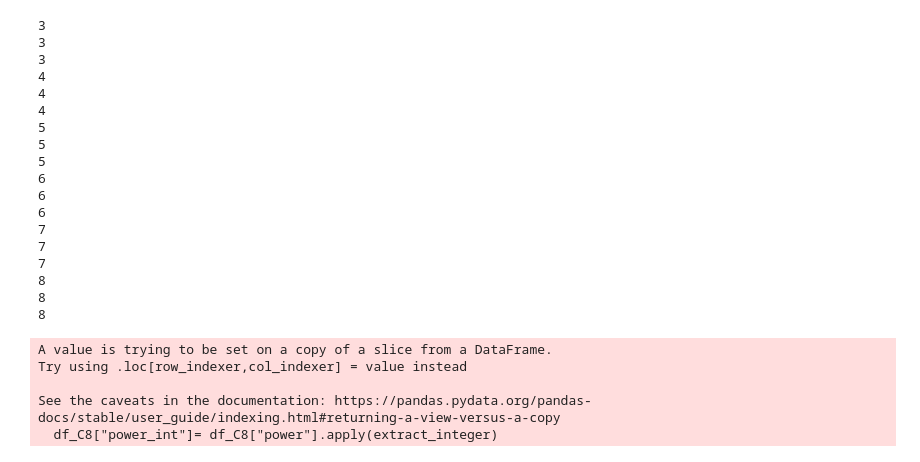
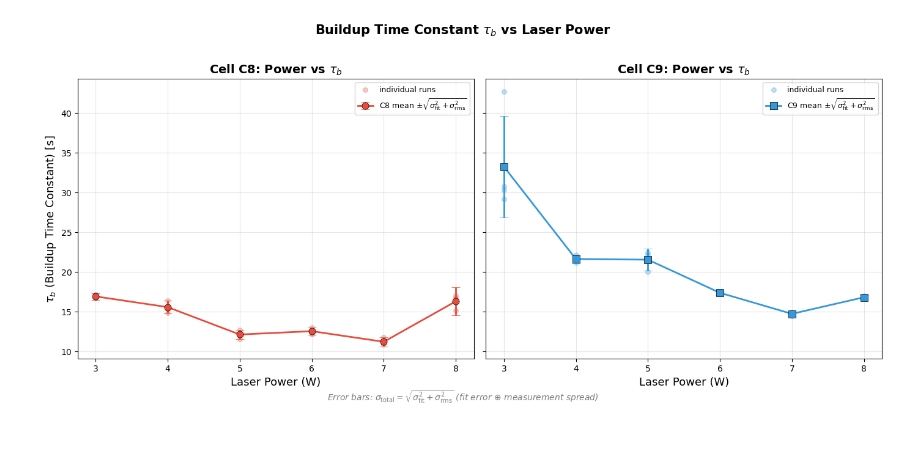
Before and after one commit to abhich2507/MEOP, a Jupyter notebook: analysis_plots.ipynb, the cells around one changed output. Cells and saved outputs as stored; diff of their text form; code cells hidden in the pictures.

```diff
--- a/analysis_plots.ipynb
+++ b/analysis_plots.ipynb
@@ -33,28 +117,47 @@ def extract_integer(s):
 # %%
-df_C8 = df[df["cell"]=="C8"]
-df_C8["power_int"]= df_C8["power"].apply(extract_integer)
+# ============================================================================
+# Plot 2: Power vs tau_b (Buildup Time Constant) — C8 and C9 separate
+# ============================================================================
+# σ_total = sqrt( σ_fit² + σ_rms² )
+
+fig, (ax1, ax2) = plt.subplots(1, 2, figsize=(14, 6), sharey=True)
+
+# --- C8 ---
+err_C8_tau = np.sqrt(df_C8_avg["tau_b_err_mean"]**2 + df_C8_avg["tau_b_std"].fillna(0)**2)
+ax1.errorbar(df_C8_avg["power_W"], df_C8_avg["tau_b_mean"], yerr=err_C8_tau,
+             fmt='o-', color='#e74c3c', capsize=5, capthick=1.5, elinewidth=2, linewidth=2,
+             markersize=8, markeredgecolor='black', markeredgewidth=0.5,
+             label=r'C8 mean $\pm\sqrt{\sigma_{\rm fit}^2 + \sigma_{\rm rms}^2}$')
+ax1.scatter(df_C8["power_W"], df_C8["tau_b"], color='#e74c3c', alpha=0.3, s=30,
+            zorder=0, label='individual runs')
+ax1.set_xlabel("Laser Power (W)", fontsize=13)
+ax1.set_ylabel(r"$\tau_b$ (Buildup Time Constant) [s]", fontsize=13)
+ax1.set_title(r"Cell C8: Power vs $\tau_b$", fontsize=14, fontweight='bold')
+ax1.legend(fontsize=9)
+ax1.grid(True, alpha=0.3)
+ax1.set_xticks(sorted(df_C8["power_W"].unique()))
+
+# --- C9 ---
+err_C9_tau = np.sqrt(df_C9_avg["tau_b_err_mean"]**2 + df_C9_avg["tau_b_std"].fillna(0)**2)
+ax2.errorbar(df_C9_avg["power_W"], df_C9_avg["tau_b_mean"], yerr=err_C9_tau,
+             fmt='s-', color='#3498db', capsize=5, capthick=1.5, elinewidth=2, linewidth=2,
+             markersize=8, markeredgecolor='black', markeredgewidth=0.5,
+             label=r'C9 mean $\pm\sqrt{\sigma_{\rm fit}^2 + \sigma_{\rm rms}^2}$')
+ax2.scatter(df_C9["power_W"], df_C9["tau_b"], color='#3498db', alpha=0.3, s=30,
+            zorder=0, label='individual runs')
+ax2.set_xlabel("Laser Power (W)", fontsize=13)
+ax2.set_title(r"Cell C9: Power vs $\tau_b$", fontsize=14, fontweight='bold')
+ax2.legend(fontsize=9)
+ax2.grid(True, alpha=0.3)
+ax2.set_xticks(sorted(df_C9["power_W"].unique()))
+
+fig.suptitle(r"Buildup Time Constant $\tau_b$ vs Laser Power", fontsize=15, fontweight='bold', y=1.02)
+fig.text(0.5, -0.01,
+         r"Error bars: $\sigma_{\rm total} = \sqrt{\sigma_{\rm fit}^2 + \sigma_{\rm rms}^2}$ (fit error $\oplus$ measurement spread)",
+         ha='center', fontsize=10, style='italic', color='gray')
+plt.tight_layout()
+plt.savefig("/Users/snip/Documents/MEOP/power_dependence_plots/power_vs_tau_b.png", dpi=150, bbox_inches='tight')
+plt.show()
 # %% [output]
-3
-3
-3
-4
-4
-4
-5
-5
-5
-6
-6
-6
-7
-7
-7
-8
-8
-8
-A value is trying to be set on a copy of a slice from a DataFrame.
-Try using .loc[row_indexer,col_indexer] = value instead
-
-See the caveats in the documentation: https://pandas.pydata.org/pandas-docs/stable/user_guide/indexing.html#returning-a-view-versus-a-copy
-  df_C8["power_int"]= df_C8["power"].apply(extract_integer)
+[figure, added]
 # %%
```
Also changed, not shown: parts of 4 cells of this notebook, 14 other files.
